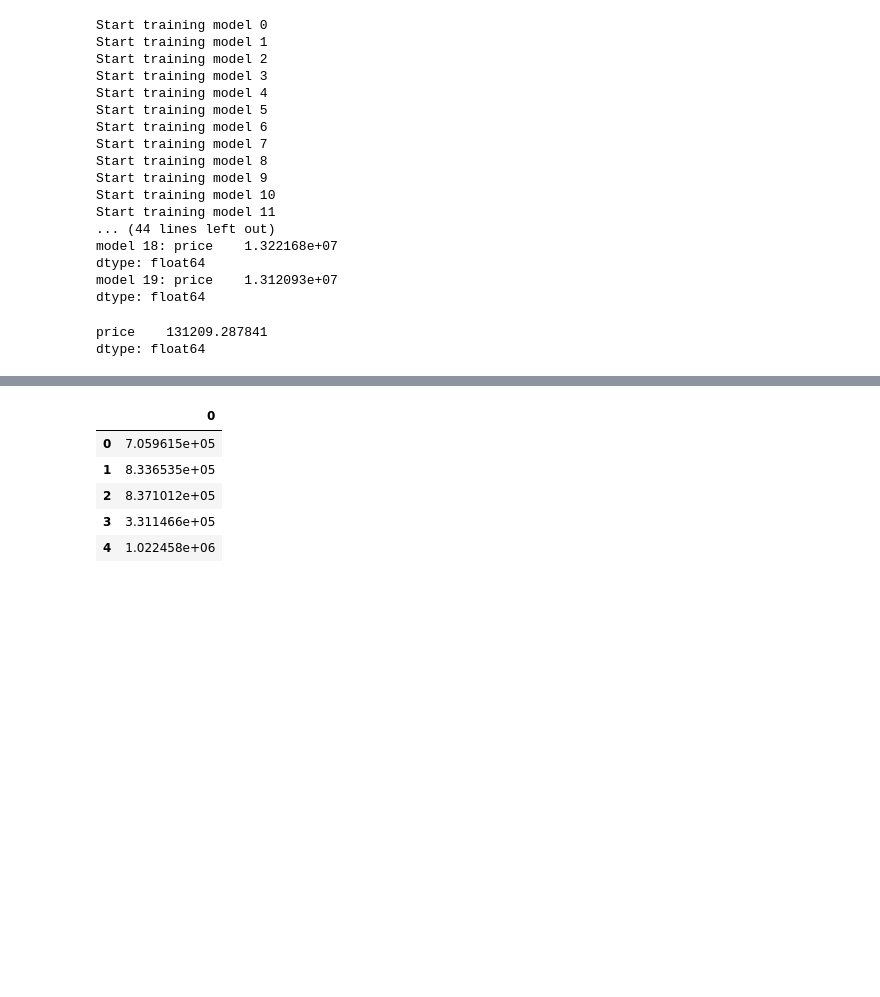
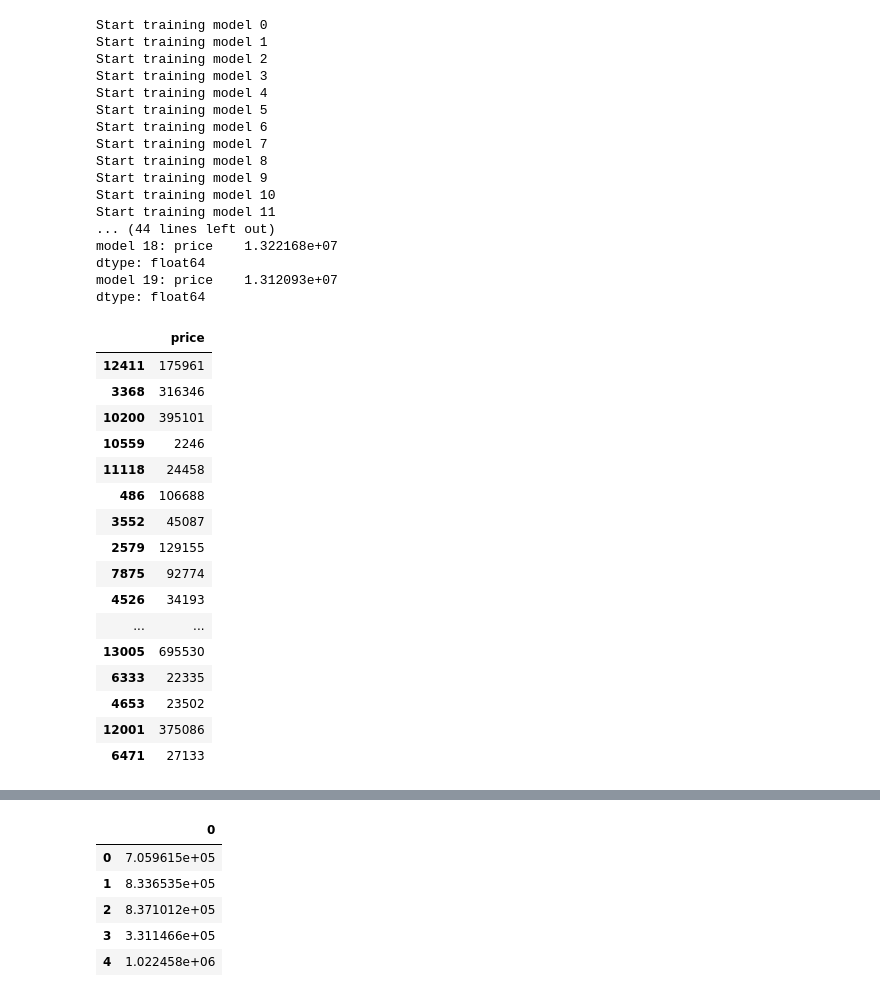
Before and after one commit to tuanlda78202/DSP, a Jupyter notebook: 20221/src/eda.ipynb, the cells around one changed output, grey strips where cells are left out. Saved outputs shown, nothing was run; the diff lists cells and outputs as text; code cells hidden in the pictures; blank space fills up the shorter version.

```diff
--- a/20221/src/eda.ipynb
+++ b/20221/src/eda.ipynb
@@ -808,7 +808,23 @@ dtype: float64
 model 19: price    1.312093e+07
 dtype: float64
 # %%
-abs(model.predict(X_val).reshape(-1,1) - y_val).mean()
+result = pd.DataFrame(abs(model.predict(X_val).reshape(-1,1) - y_val).astype(int))
+result.head(30)
 # %% [output]
-price    131209.287841
-dtype: float64
+|  | price |
+| 12411 | 175961 |
+| 3368 | 316346 |
+| 10200 | 395101 |
+| 10559 | 2246 |
+| 11118 | 24458 |
+| 486 | 106688 |
+| 3552 | 45087 |
+| 2579 | 129155 |
+| 7875 | 92774 |
+| 4526 | 34193 |
+| ... | ... |
+| 13005 | 695530 |
+| 6333 | 22335 |
+| 4653 | 23502 |
+| 12001 | 375086 |
+| 6471 | 27133 |
```
Also changed, not shown: parts of 3 cells of this notebook.
